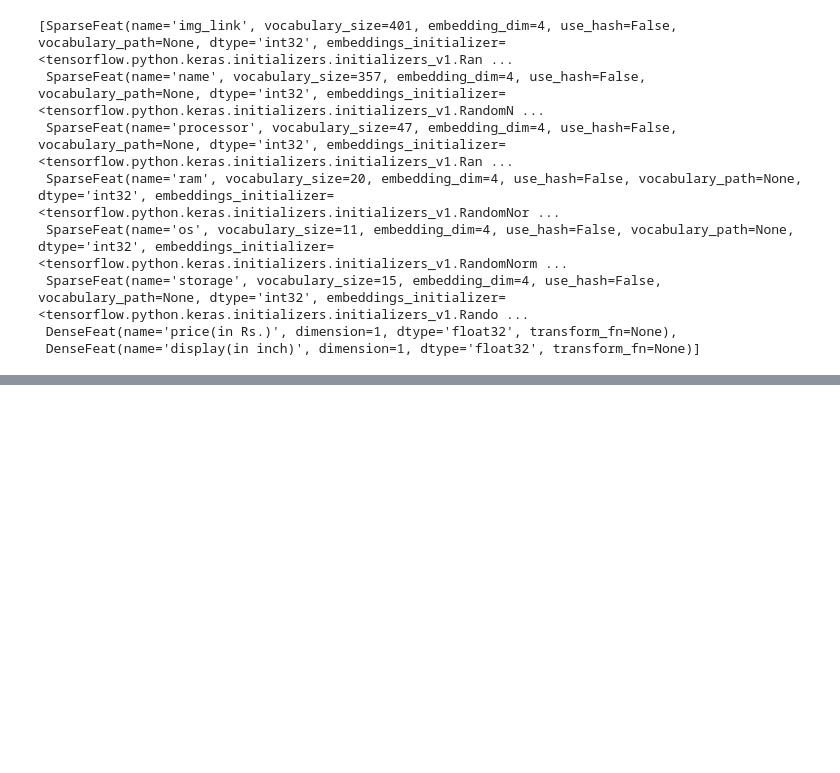
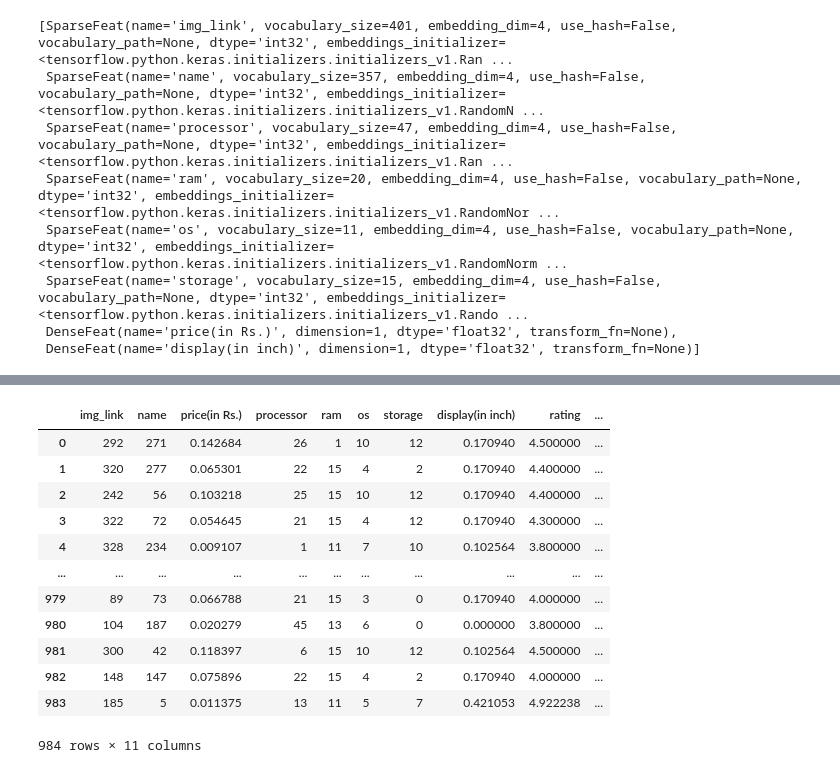
Before and after one commit to soocong1015/deepFM, a Jupyter notebook: home.ipynb, the cells around one changed output, grey strips where cells are left out. Cells and saved outputs as stored; diff of their text form; code cells hidden in the pictures; blank space fills up the shorter version.

```diff
--- a/home.ipynb
+++ b/home.ipynb
@@ -167,0 +211,22 @@ test_plot(train_test['rating'], train_train_pred)
+# %%
+def concat_col(predict_df, old_train_df):
+    df_new = (pd.concat([predict_df, old_train_df], axis = 0)).sort_index()
+    return df_new
+# %%
+df_new = concat_col(predict_test_df, train_df_transform)
+# %%
+df_new
+# %% [output]
+|  | img_link | name | price(in Rs.) | processor | ram | os | storage | display(in inch) | rating | ... |
+| 0 | 292 | 271 | 0.142684 | 26 | 1 | 10 | 12 | 0.170940 | 4.500000 | ... |
+| 1 | 320 | 277 | 0.065301 | 22 | 15 | 4 | 2 | 0.170940 | 4.400000 | ... |
+| 2 | 242 | 56 | 0.103218 | 25 | 15 | 10 | 12 | 0.170940 | 4.400000 | ... |
+| 3 | 322 | 72 | 0.054645 | 21 | 15 | 4 | 12 | 0.170940 | 4.300000 | ... |
+| 4 | 328 | 234 | 0.009107 | 1 | 11 | 7 | 10 | 0.102564 | 3.800000 | ... |
+| ... | ... | ... | ... | ... | ... | ... | ... | ... | ... | ... |
+| 979 | 89 | 73 | 0.066788 | 21 | 15 | 3 | 0 | 0.170940 | 4.000000 | ... |
+| 980 | 104 | 187 | 0.020279 | 45 | 13 | 6 | 0 | 0.000000 | 3.800000 | ... |
+| 981 | 300 | 42 | 0.118397 | 6 | 15 | 10 | 12 | 0.102564 | 4.500000 | ... |
+| 982 | 148 | 147 | 0.075896 | 22 | 15 | 4 | 2 | 0.170940 | 4.000000 | ... |
+| 983 | 185 | 5 | 0.011375 | 13 | 11 | 5 | 7 | 0.421053 | 4.922238 | ... |
+984 rows × 11 columns
```
Also changed, not shown: parts of 10 cells of this notebook, 6 other files.
